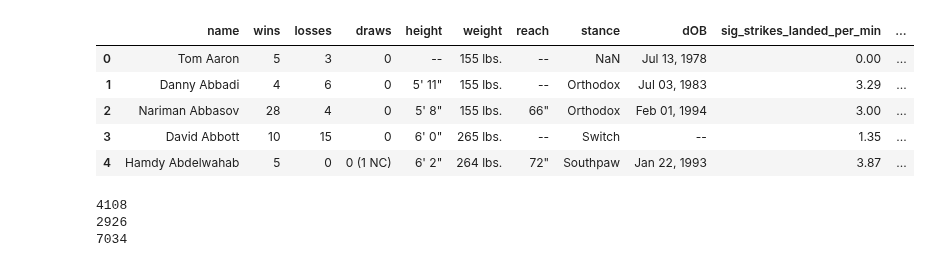
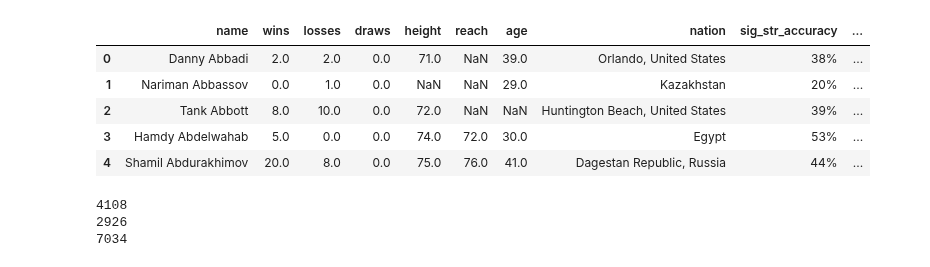
Before and after one commit to maxbraith/UFCModel, a Jupyter notebook: UFCModelGit/Model/testDataWinner.ipynb, the cells around one changed output. Drawn from its saved outputs; the diff is of its cells as text; code cells hidden in the pictures.

```diff
--- a/UFCModelGit/Model/testDataWinner.ipynb
+++ b/UFCModelGit/Model/testDataWinner.ipynb
@@ -4,18 +4,18 @@ import pandas as pd
 # %%
 #create dfs
 df = pd.read_csv('ufc_fighters_statistics.csv')
 dfAlt = pd.read_csv('alt_fighter_stats.csv')
 
 db = pd.read_csv('databaseUpdate-01.15.2024.csv')
 
-df.head()
+dfAlt.head()
 # %% [output]
-|  | name | wins | losses | draws | height | weight | reach | stance | dOB | sig_strikes_landed_per_min | ... |
-| 0 | Tom Aaron | 5 | 3 | 0 | -- | 155 lbs. | -- | NaN | Jul 13, 1978 | 0.00 | ... |
-| 1 | Danny Abbadi | 4 | 6 | 0 | 5' 11" | 155 lbs. | -- | Orthodox | Jul 03, 1983 | 3.29 | ... |
-| 2 | Nariman Abbasov | 28 | 4 | 0 | 5' 8" | 155 lbs. | 66" | Orthodox | Feb 01, 1994 | 3.00 | ... |
-| 3 | David Abbott | 10 | 15 | 0 | 6' 0" | 265 lbs. | -- | Switch | -- | 1.35 | ... |
-| 4 | Hamdy Abdelwahab | 5 | 0 | 0 (1 NC) | 6' 2" | 264 lbs. | 72" | Southpaw | Jan 22, 1993 | 3.87 | ... |
+|  | name | wins | losses | draws | height | reach | age | nation | sig_str_accuracy | ... |
+| 0 | Danny Abbadi | 2.0 | 2.0 | 0.0 | 71.0 | NaN | 39.0 | Orlando, United States | 38% | ... |
+| 1 | Nariman Abbassov | 0.0 | 1.0 | 0.0 | NaN | NaN | 29.0 | Kazakhstan | 20% | ... |
+| 2 | Tank Abbott | 8.0 | 10.0 | 0.0 | 72.0 | NaN | NaN | Huntington Beach, United States | 39% | ... |
+| 3 | Hamdy Abdelwahab | 5.0 | 0.0 | 0.0 | 74.0 | 72.0 | 30.0 | Egypt | 53% | ... |
+| 4 | Shamil Abdurakhimov | 20.0 | 8.0 | 0.0 | 75.0 | 76.0 | 41.0 | Dagestan Republic, Russia | 44% | ... |
 # %%
 #find special characters in name
 names = (df['name'].values)
```
Also changed, not shown: parts of 3 cells of this notebook, 11 other files.
